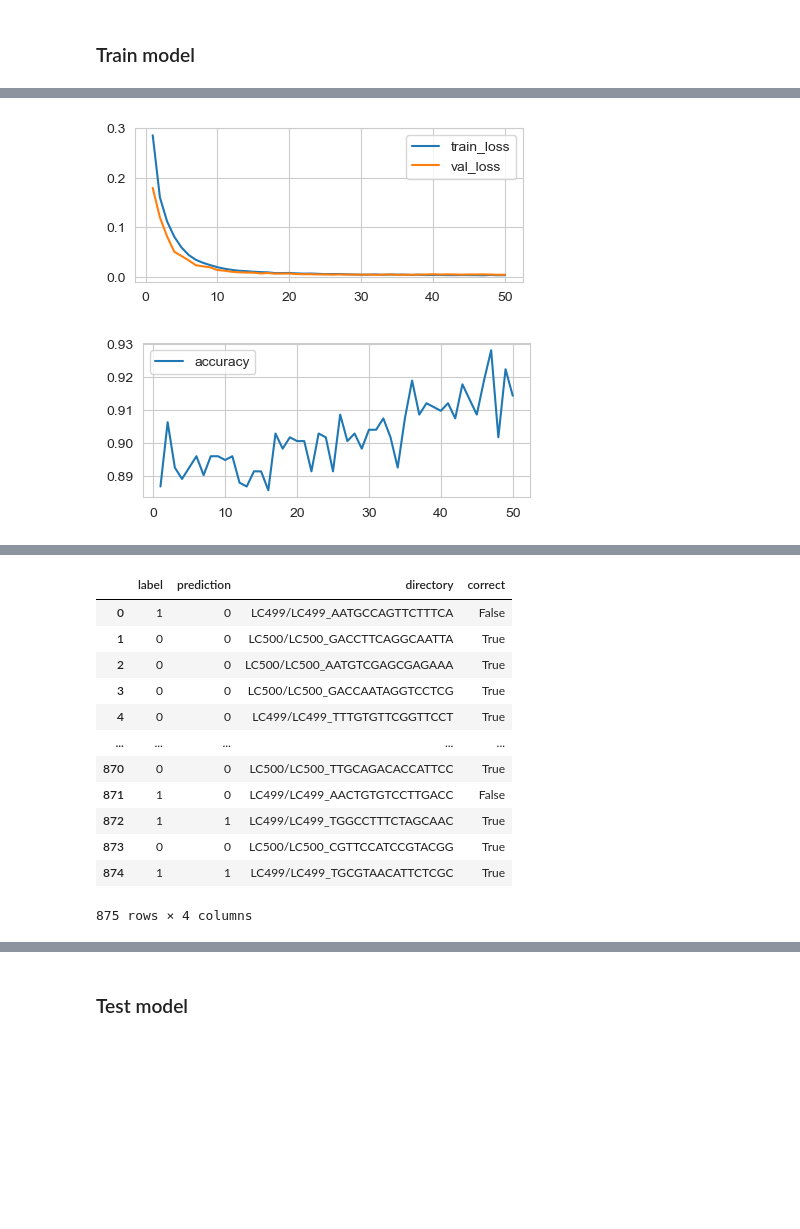
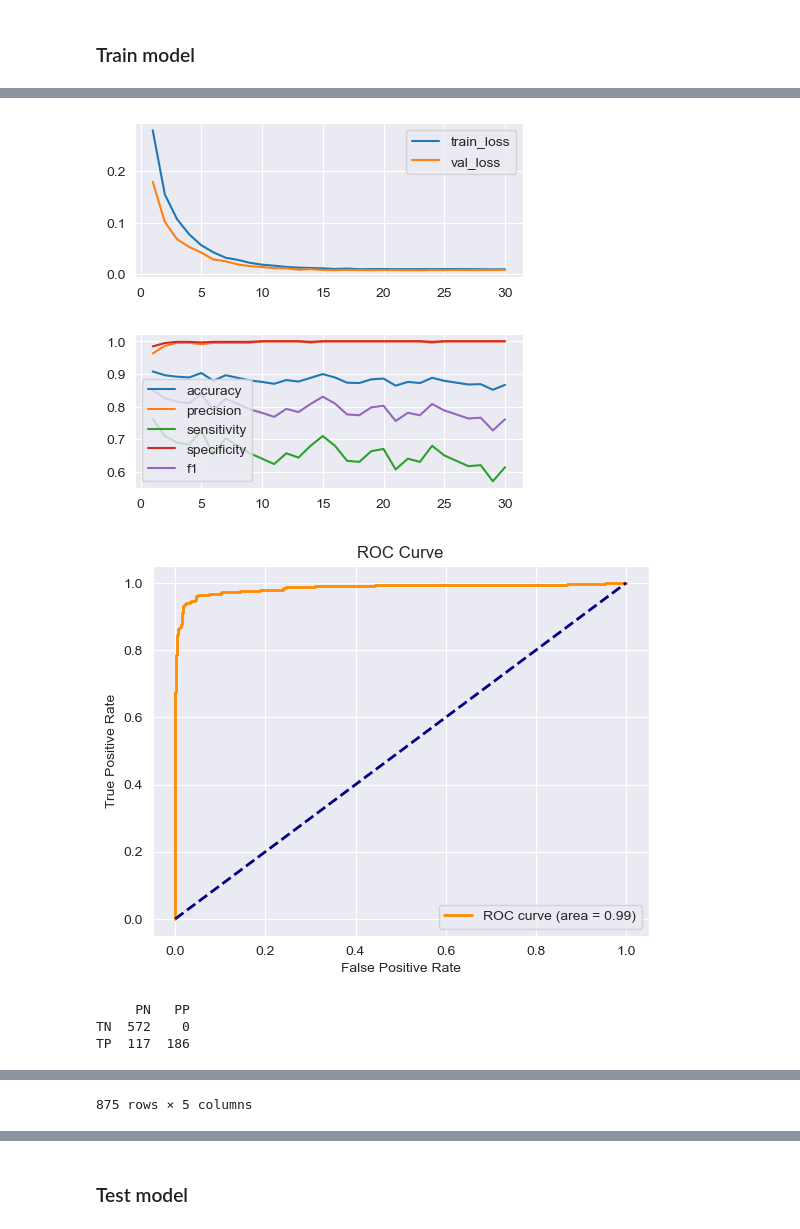
Before and after one commit to Enterprise-D/ecDNAalternative, a Jupyter notebook: model.ipynb, the cells around one changed output, grey strips where cells are left out. Cells and saved outputs as stored; diff of their text form; code cells hidden in the pictures; blank space fills up the shorter version.

```diff
--- a/model.ipynb
+++ b/model.ipynb
@@ -230,20 +249,23 @@ class CNN(nn.Module):
 # %%
 model = CNN().to("mps")
 
-criterion = nn.BCEWithLogitsLoss(pos_weight=torch.Tensor([0.01])).to("mps")
+criterion = BootBCEloss(alpha=0.95,bootstrap_type="hard",pos_weight=0.01).to("mps")
 
 optimizer = optim.AdamW(model.parameters(), lr=0.0001)
+scheduler = optim.lr_scheduler.ExponentialLR(optimizer, gamma=0.5)
 
 train_losses_epoch = []
 val_losses_epoch = []
+
 accuracies_epoch = []
+precision_epoch = []
+sensitivity_epoch = []
+specificity_epoch = []
+f1_epoch = []
+
 epochs = []
 
-val_labels = []
-val_predictions = []
-val_directories = []
-
-num_epochs = 50
+num_epochs = 30
 prob_threshold = 0.5
 # %%
 for epoch in range(num_epochs):
@@ -324,16 +370,40 @@ epoch 50/50, train_loss: 0.0037, val_loss: 0.0046, val_accu: 91.43%
 # %%
 plt.figure(figsize=(5, 2))
 plt.plot(epochs, train_losses_epoch, label='train_loss')
 plt.plot(epochs, val_losses_epoch, label='val_loss')
 plt.legend()
 plt.grid(True)
 plt.show()
 
 plt.figure(figsize=(5, 2))
 plt.plot(epochs, accuracies_epoch, label='accuracy')
+plt.plot(epochs, precision_epoch, label='precision')
+plt.plot(epochs, sensitivity_epoch, label='sensitivity')
+plt.plot(epochs, specificity_epoch, label='specificity')
+plt.plot(epochs, f1_epoch, label='f1')
 plt.legend()
 plt.grid(True)
 plt.show()
+
+fpr, tpr, thresholds = roc_curve(pred_summary["label"], pred_summary["score"])
+roc_auc = auc(fpr, tpr)
+
+plt.figure()
+plt.plot(fpr, tpr, color='darkorange', lw=2, label='ROC curve (area = {:.2f})'.format(roc_auc))
+plt.plot([0, 1], [0, 1], color='navy', lw=2, linestyle='--')
+plt.xlabel('False Positive Rate')
+plt.ylabel('True Positive Rate')
+plt.title('ROC Curve')
+plt.legend(loc='lower right')
+plt.show()
+
+print(pd.DataFrame(conf_matrix, index=["TN", "TP"], columns=["PN", "PP"]))
+
+pred_summary
 # %% [output]
-[figure, old version]
+[figure, new version]
-[figure, old version]
+[figure, new version]
+[figure, added]
+     PN   PP
+TN  572    0
+TP  117  186
@@ -340,18 +422 @@ plt.show()
+875 rows × 5 columns
-# %%
-pred_summary = pd.DataFrame({"label": val_labels, "prediction": val_predictions, "directory": val_directories})
-pred_summary["correct"] = pred_summary["label"] == pred_summary["prediction"]
-pred_summary
-# %% [output]
-|  | label | prediction | directory | correct |
-| 0 | 1 | 0 | LC499/LC499_AATGCCAGTTCTTTCA | False |
-| 1 | 0 | 0 | LC500/LC500_GACCTTCAGGCAATTA | True |
-| 2 | 0 | 0 | LC500/LC500_AATGTCGAGCGAGAAA | True |
-| 3 | 0 | 0 | LC500/LC500_GACCAATAGGTCCTCG | True |
-| 4 | 0 | 0 | LC499/LC499_TTTGTGTTCGGTTCCT | True |
-| ... | ... | ... | ... | ... |
-| 870 | 0 | 0 | LC500/LC500_TTGCAGACACCATTCC | True |
-| 871 | 1 | 0 | LC499/LC499_AACTGTGTCCTTGACC | False |
-| 872 | 1 | 1 | LC499/LC499_TGGCCTTTCTAGCAAC | True |
-| 873 | 0 | 0 | LC500/LC500_CGTTCCATCCGTACGG | True |
-| 874 | 1 | 1 | LC499/LC499_TGCGTAACATTCTCGC | True |
-875 rows × 4 columns
```
Also changed, not shown: parts of 9 cells of this notebook.
